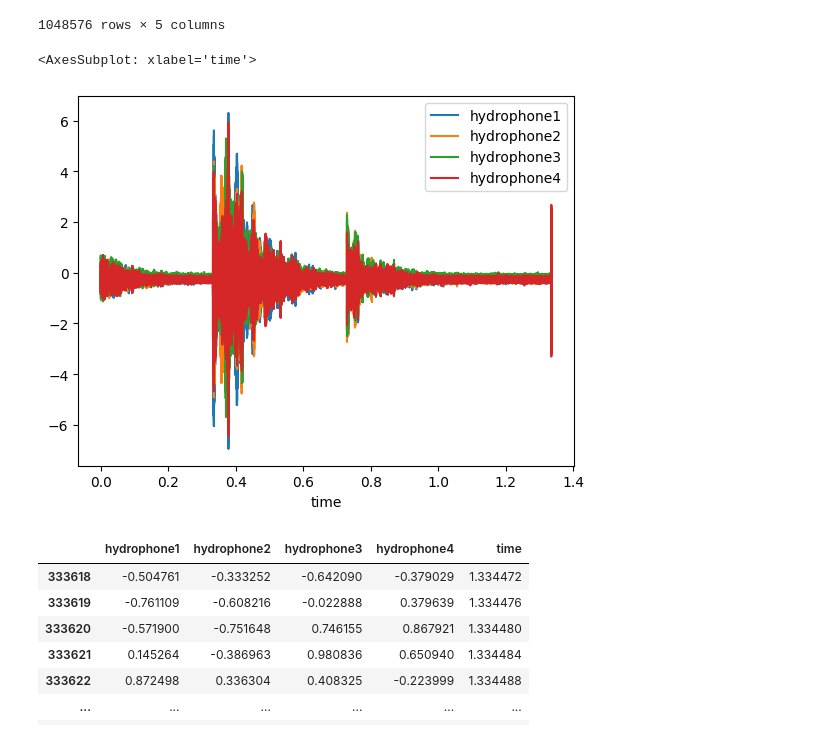
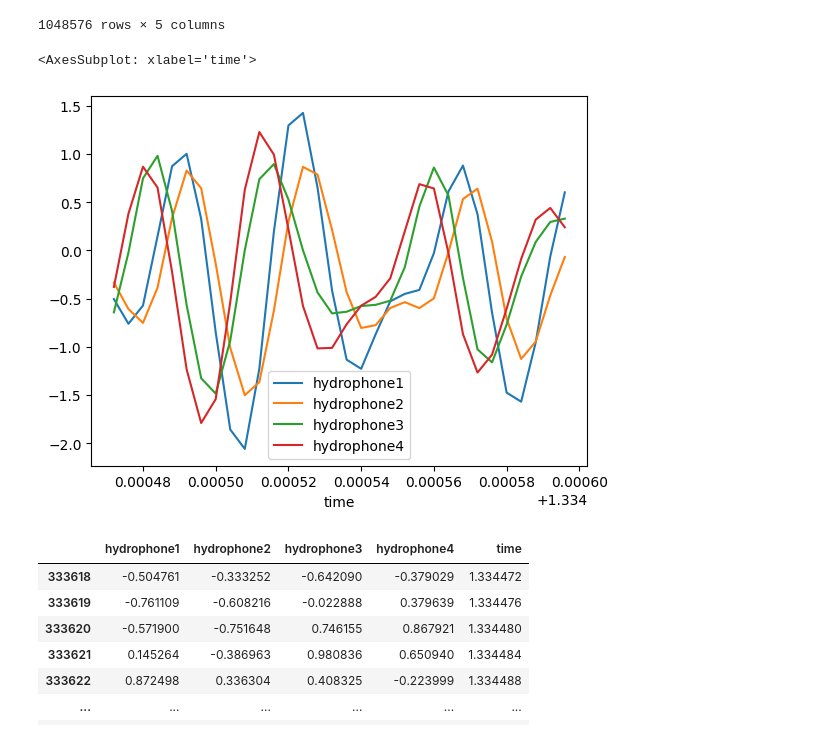
Before and after one commit to AdityaShelke29/robotics_club, a Jupyter notebook: sonar_work/fourier_analysis.ipynb, the cells around one changed output. Saved outputs shown, nothing was run; the diff lists cells and outputs as text; code cells hidden in the pictures.

```diff
--- a/sonar_work/fourier_analysis.ipynb
+++ b/sonar_work/fourier_analysis.ipynb
@@ -105,15 +105,15 @@ hydrophoneData
 # %%
 # Takes the first x:y samples from each of the hydrophones and stores them in sampleHydrophoneData for analysis.
 # These x:y samples are only used to see a visual plot of how the waves look like. It is not referenced later.
 
 # sampleHydrophoneData = hydrophoneData.iloc[333618:333625, :]
-sample1HydrophoneData = hydrophoneData.iloc[333618:334000, :]
+sample1HydrophoneData = hydrophoneData.iloc[333618:333650, :]
 sample1HydrophoneData = pd.DataFrame(sample1HydrophoneData)
 
 sample1HydrophoneData.plot(x = 'time')
 # %% [output]
 <AxesSubplot: xlabel='time'>
-[figure, old version]
+[figure, new version]
 # %%
 sample1HydrophoneData
 # %% [output]
```
Also changed, not shown: parts of 2 cells of this notebook, 5 other files.
